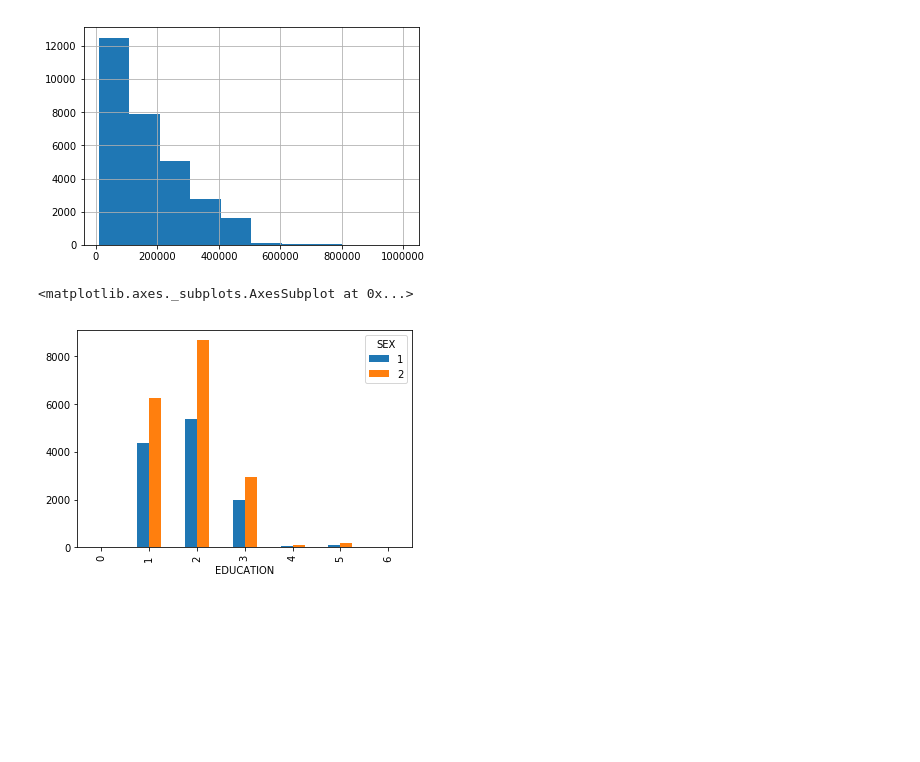
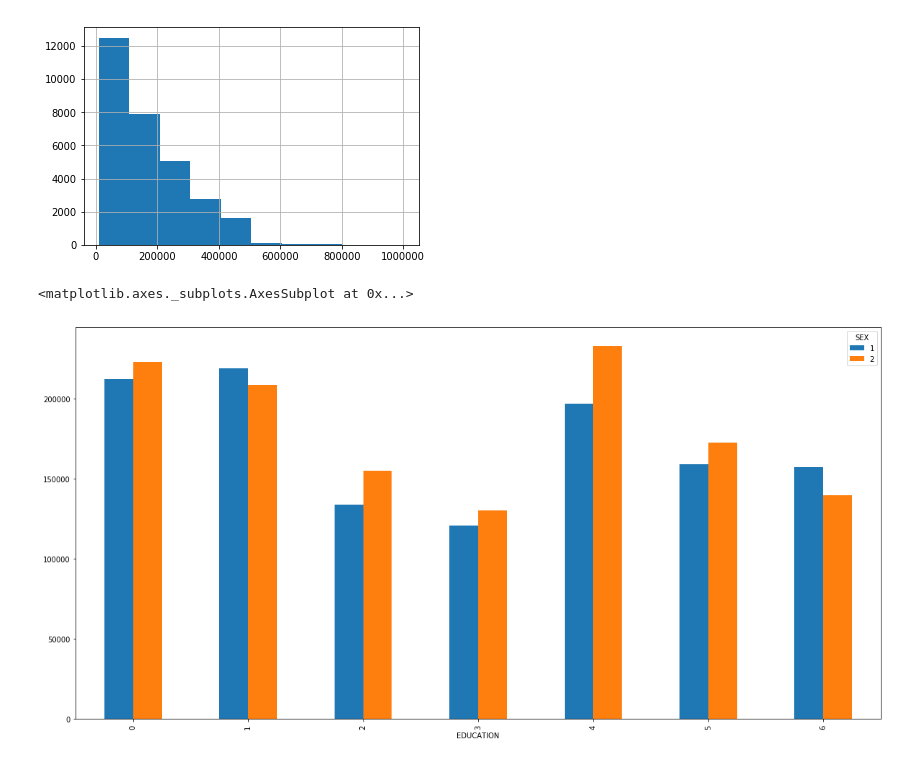
Before and after one commit to VladRim/sfml, a Jupyter notebook: hw1-task.ipynb, the cells around one changed output. Drawn from its saved outputs; the diff is of its cells as text; code cells hidden in the pictures; blank space fills up the shorter version.

```diff
--- a/hw1-task.ipynb
+++ b/hw1-task.ipynb
@@ -8,5 +9,5 @@ import locale
 #TODO
 #print sys.getdefaultencoding()
 #print locale.getpreferredencoding()
-df = pd.read_csv("c:/python/UCI_Credit_card.csv", sep=",", header=0,  index_col=0, encoding="windows-1251")
+df = pd.read_csv("C:/Users/admsys/MachineLearning/HW_lesson_01/UCI_Credit_card.csv", sep=",", header=0,  index_col=0, encoding="windows-1251")
 # %%
@@ -174,10 +176,11 @@ df['LIMIT_BAL'].hist();
 # %%
 # (8) построить зависимость кредитного лимита от образования для каждого пола
 # график необходимо сделать очень широким (на весь экран)
-df #TODO
+fig, ax = plt.subplots(figsize = (20,10))
+df.pivot_table('LIMIT_BAL','EDUCATION','SEX').plot(kind = 'bar', ax = ax);
 # %% [output]
 <matplotlib.axes._subplots.AxesSubplot at 0x...>
-[figure, old version]
+[figure, new version]
 # %%
 # (9) построить зависимость кредитного лимита и образования только для одного из полов
 
```
Also changed, not shown: parts of 8 cells of this notebook.
